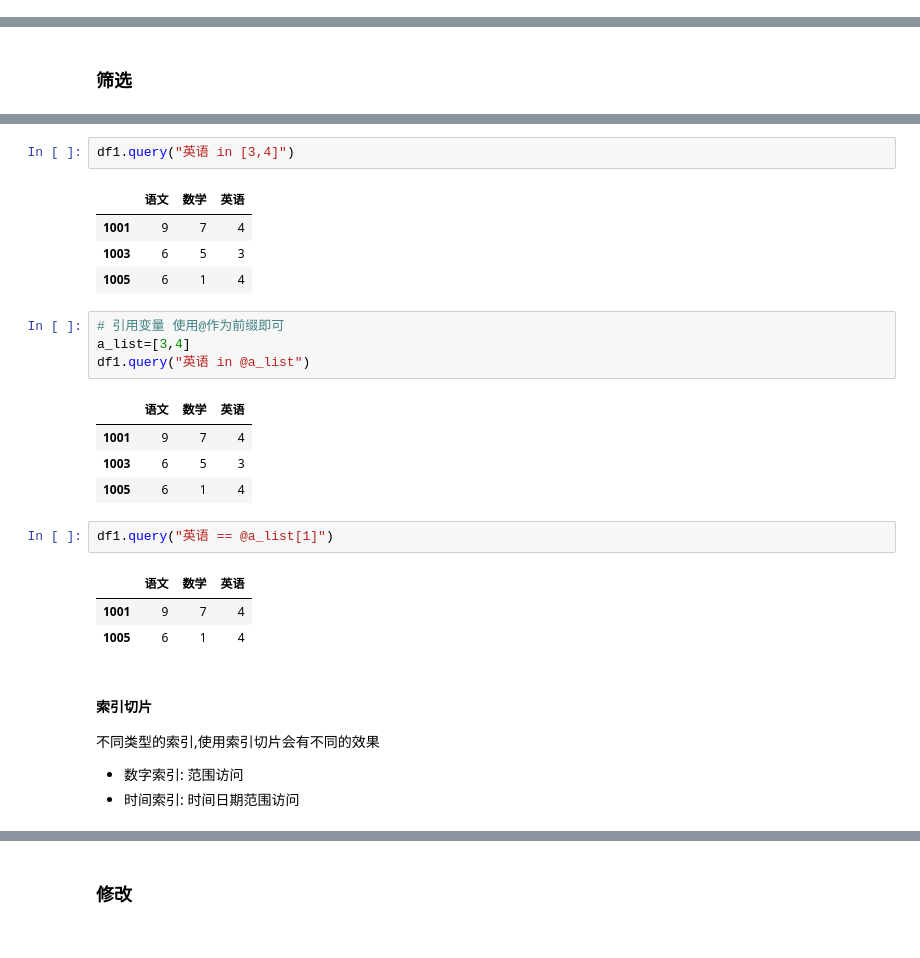
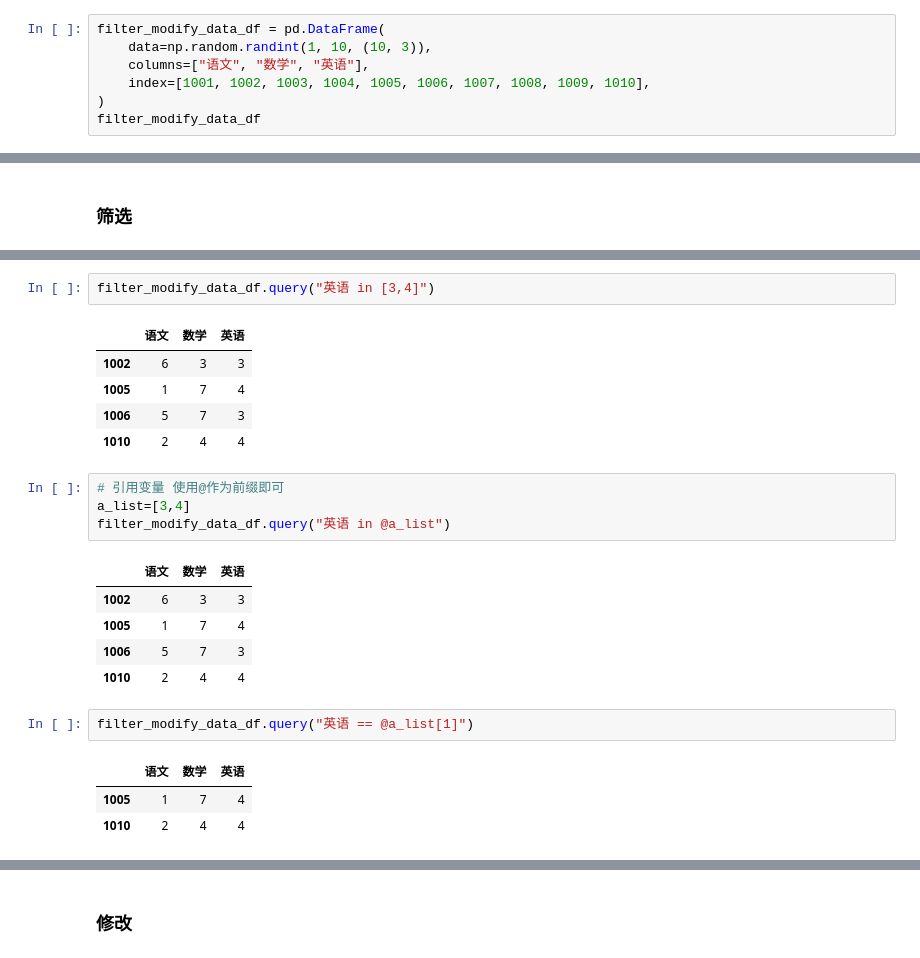
Before and after one commit to iridescentGray/self-learn-python-project, a Jupyter notebook: data_analysis/pandas_api/dataframe/index.ipynb, the cells around one changed output, grey strips where cells are left out. Saved outputs shown, nothing was run; the diff lists cells and outputs as text.

```diff
--- a/data_analysis/pandas_api/dataframe/index.ipynb
+++ b/data_analysis/pandas_api/dataframe/index.ipynb
@@ -332,0 +350,7 @@ df1.head(2)
+# %%
+filter_modify_data_df = pd.DataFrame(
+    data=np.random.randint(1, 10, (10, 3)),
+    columns=["语文", "数学", "英语"],
+    index=[1001, 1002, 1003, 1004, 1005, 1006, 1007, 1008, 1009, 1010],
+)
+filter_modify_data_df
@@ -378,28 +411,24 @@ df1.query("英语<语文")
 # %%
-df1.query("英语 in [3,4]")
+filter_modify_data_df.query("英语 in [3,4]")
 # %% [output]
 |  | 语文 | 数学 | 英语 |
-| 1001 | 9 | 7 | 4 |
-| 1003 | 6 | 5 | 3 |
-| 1005 | 6 | 1 | 4 |
+| 1002 | 6 | 3 | 3 |
+| 1005 | 1 | 7 | 4 |
+| 1006 | 5 | 7 | 3 |
+| 1010 | 2 | 4 | 4 |
 # %%
 # 引用变量 使用@作为前缀即可
 a_list=[3,4]
-df1.query("英语 in @a_list")
+filter_modify_data_df.query("英语 in @a_list")
 # %% [output]
 |  | 语文 | 数学 | 英语 |
-| 1001 | 9 | 7 | 4 |
-| 1003 | 6 | 5 | 3 |
-| 1005 | 6 | 1 | 4 |
+| 1002 | 6 | 3 | 3 |
+| 1005 | 1 | 7 | 4 |
+| 1006 | 5 | 7 | 3 |
+| 1010 | 2 | 4 | 4 |
 # %%
-df1.query("英语 == @a_list[1]")
+filter_modify_data_df.query("英语 == @a_list[1]")
 # %% [output]
 |  | 语文 | 数学 | 英语 |
-| 1001 | 9 | 7 | 4 |
-| 1005 | 6 | 1 | 4 |
+| 1005 | 1 | 7 | 4 |
+| 1010 | 2 | 4 | 4 |
-# %% [markdown]
-#### 索引切片
-不同类型的索引,使用索引切片会有不同的效果
-
-* 数字索引: 范围访问
-* 时间索引: 时间日期范围访问
```
Also changed, not shown: parts of 76 cells of this notebook, 3 other files.
